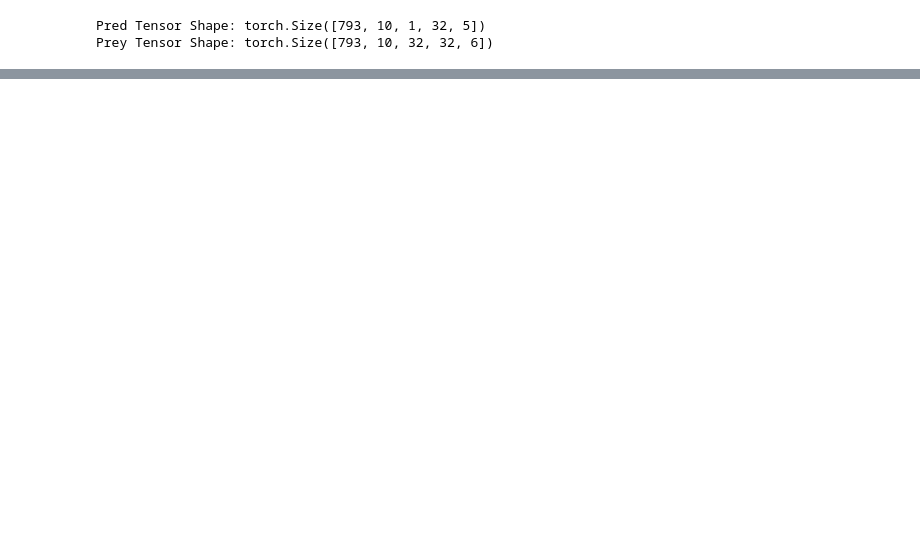
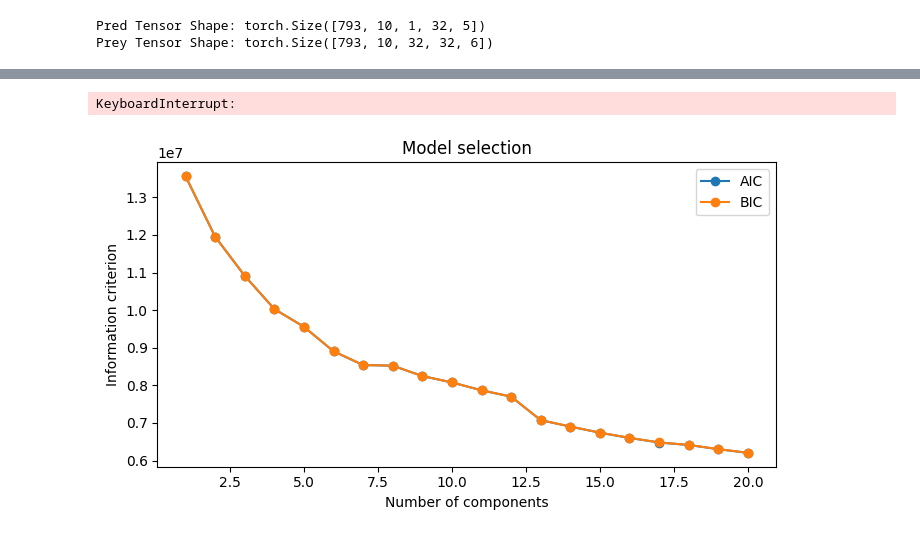
Before and after one commit to wirthy21/Master-Thesis, a Jupyter notebook: notebooks - gail_testing/4. Feature Clustering.ipynb, the cells around one changed output, grey strips where cells are left out. Saved outputs shown, nothing was run; the diff lists cells and outputs as text; code cells hidden in the pictures; blank space fills up the shorter version.

```diff
--- a/notebooks - gail_testing/4. Feature Clustering.ipynb
+++ b/notebooks - gail_testing/4. Feature Clustering.ipynb
@@ -525,3 +216,9 @@ Components for 90% variance: 11
 # %%
-gmm_cluster_count(scaled_prey, pca_components=11, n_fits=20)
+cluster_count(scaled_prey, pca_components=11, n_fits=20, model="gmm")
+# %% [output]
+KeyboardInterrupt:
+# %%
+cluster_count(scaled_prey, pca_components=11, n_fits=20, model="kmeans")
+# %% [output]
+[figure, added]
 # %%
```
Also changed, not shown: parts of 17 cells of this notebook.
